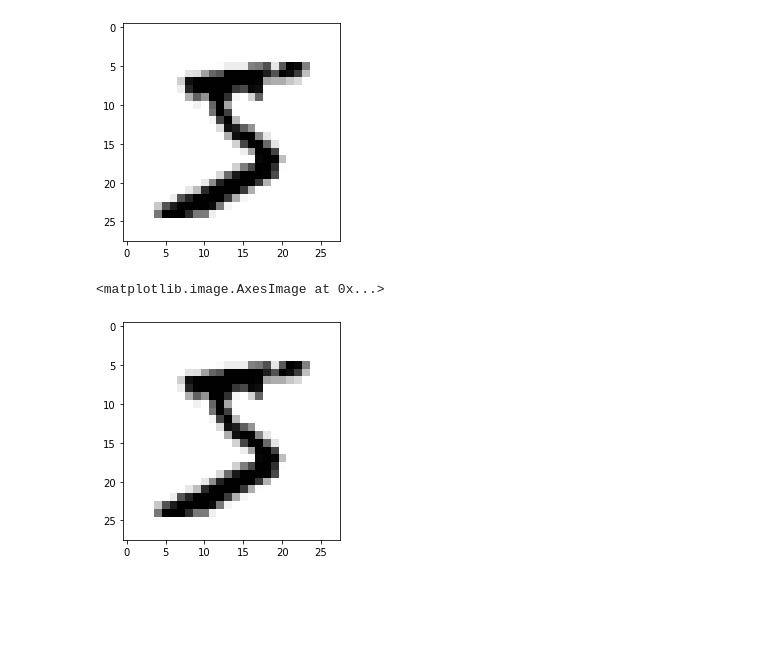
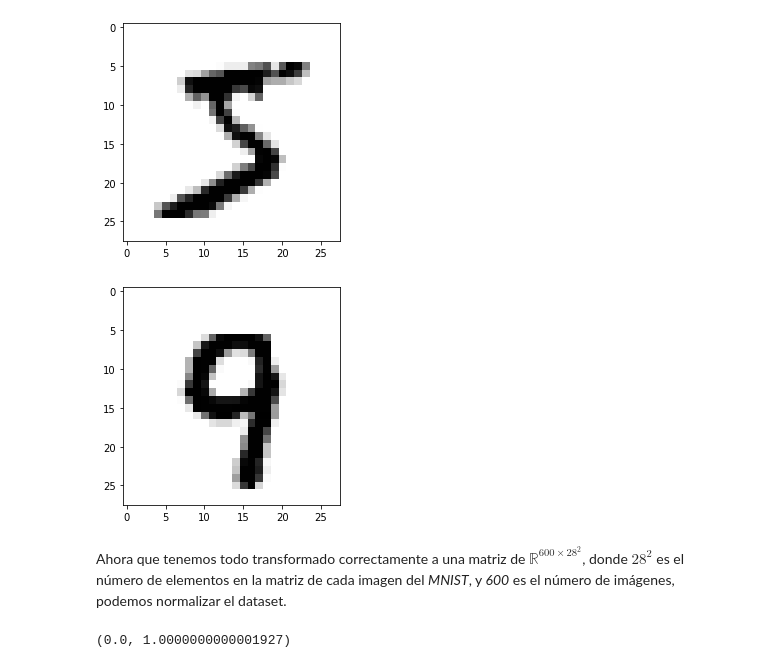
Before and after one commit to Nacho2904/CURSO-LEARNING1, a Jupyter notebook: regresion_logistica.ipynb, the cells around one changed output. Drawn from its saved outputs; the diff is of its cells as text; code cells hidden in the pictures; blank space fills up the shorter version.

```diff
--- a/regresion_logistica.ipynb
+++ b/regresion_logistica.ipynb
@@ -562,8 +561,19 @@ plt.imshow(columna_test.reshape(28,28), cmap = "gray_r")
 [figure]
 # %%
 # Le aplicamos la misma transformación a todo el dataset, y lo guardamos en un array.
-images_as_vectors = np.array([np.squeeze(image.reshape(1,rows)) for image in train_images]).T
-plt.imshow(images_as_vectors[:,0].reshape(28,28), cmap = "gray_r")
+images_as_vectors = np.array([np.squeeze(image.reshape(1,rows)) for image in train_images])
+plt.imshow(images_as_vectors[520].reshape(28,28), cmap = "gray_r");
 # %% [output]
-<matplotlib.image.AxesImage at 0x...>
-[figure, old version]
+[figure, new version]
+# %% [markdown]
+Ahora que tenemos todo transformado correctamente a una matriz de $\mathbb{R}^{600 \times 28^2}$, donde $28^2$ es el número de elementos en la matriz de cada imagen del *MNIST*, y *600* es el número de imágenes, podemos normalizar el dataset.
+# %%
+scaler = preprocessing.StandardScaler().fit(images_as_vectors)
+norm_inputs = scaler.transform(images_as_vectors)
+
+# Seleccionamos también los targets para cuando entrenemos el modelo
+targets = train_labels.copy().reshape(len(train_labels), 1)
+
+np.mean(norm_inputs[:,0]), np.std(norm_inputs[:,70])
+# %% [output]
+(0.0, 1.0000000000001927)
```
Also changed, not shown: parts of 23 cells of this notebook.
